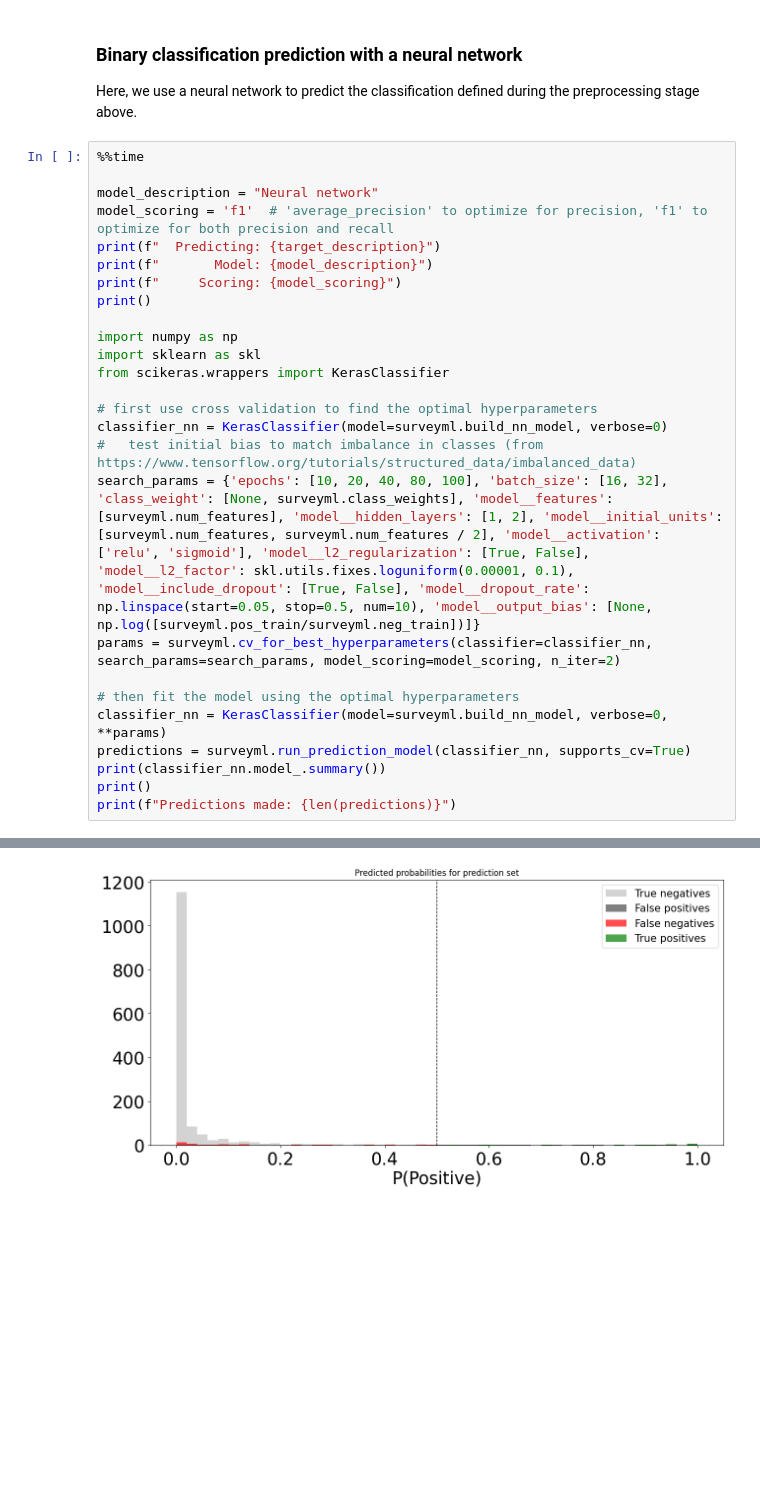
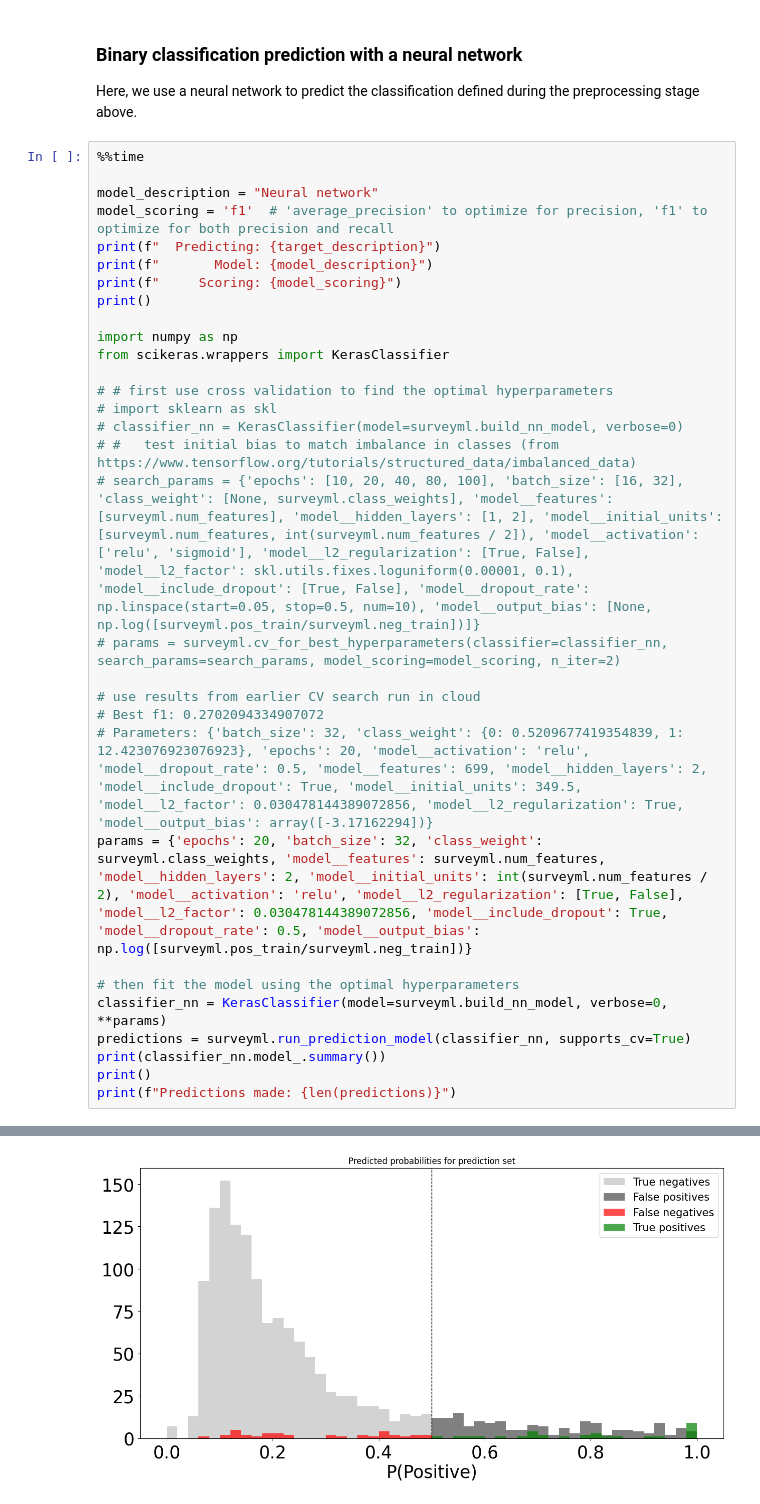
Before and after one commit to higherbar-ai/ml4qc, a Jupyter notebook: src/ml4qc-cati1-example.ipynb, the cells around one changed output, grey strips where cells are left out. Drawn from its saved outputs; the diff is of its cells as text; blank space fills up the shorter version.

Commit message:
Updated CATI1 workbook with CV-search-tuned neural network parameters (tuned on Amazon SageMaker). Updated README with instructions re: MacOS tensorflow installation.

```diff
--- a/src/ml4qc-cati1-example.ipynb
+++ b/src/ml4qc-cati1-example.ipynb
@@ -476,14 +476,19 @@ print(f"     Scoring: {model_scoring}")
 print()
 
 import numpy as np
-import sklearn as skl
 from scikeras.wrappers import KerasClassifier
 
-# first use cross validation to find the optimal hyperparameters
-classifier_nn = KerasClassifier(model=surveyml.build_nn_model, verbose=0)
-#   test initial bias to match imbalance in classes (from https://www.tensorflow.org/tutorials/structured_data/imbalanced_data)
-search_params = {'epochs': [10, 20, 40, 80, 100], 'batch_size': [16, 32], 'class_weight': [None, surveyml.class_weights], 'model__features': [surveyml.num_features], 'model__hidden_layers': [1, 2], 'model__initial_units': [surveyml.num_features, surveyml.num_features / 2], 'model__activation': ['relu', 'sigmoid'], 'model__l2_regularization': [True, False], 'model__l2_factor': skl.utils.fixes.loguniform(0.00001, 0.1), 'model__include_dropout': [True, False], 'model__dropout_rate': np.linspace(start=0.05, stop=0.5, num=10), 'model__output_bias': [None, np.log([surveyml.pos_train/surveyml.neg_train])]}
-params = surveyml.cv_for_best_hyperparameters(classifier=classifier_nn, search_params=search_params, model_scoring=model_scoring, n_iter=2)
+# # first use cross validation to find the optimal hyperparameters
+# import sklearn as skl
+# classifier_nn = KerasClassifier(model=surveyml.build_nn_model, verbose=0)
+# #   test initial bias to match imbalance in classes (from https://www.tensorflow.org/tutorials/structured_data/imbalanced_data)
+# search_params = {'epochs': [10, 20, 40, 80, 100], 'batch_size': [16, 32], 'class_weight': [None, surveyml.class_weights], 'model__features': [surveyml.num_features], 'model__hidden_layers': [1, 2], 'model__initial_units': [surveyml.num_features, int(surveyml.num_features / 2]), 'model__activation': ['relu', 'sigmoid'], 'model__l2_regularization': [True, False], 'model__l2_factor': skl.utils.fixes.loguniform(0.00001, 0.1), 'model__include_dropout': [True, False], 'model__dropout_rate': np.linspace(start=0.05, stop=0.5, num=10), 'model__output_bias': [None, np.log([surveyml.pos_train/surveyml.neg_train])]}
+# params = surveyml.cv_for_best_hyperparameters(classifier=classifier_nn, search_params=search_params, model_scoring=model_scoring, n_iter=2)
+
+# use results from earlier CV search run in cloud
+# Best f1: 0.2702094334907072
+# Parameters: {'batch_size': 32, 'class_weight': {0: 0.5209677419354839, 1: 12.423076923076923}, 'epochs': 20, 'model__activation': 'relu', 'model__dropout_rate': 0.5, 'model__features': 699, 'model__hidden_layers': 2, 'model__include_dropout': True, 'model__initial_units': 349.5, 'model__l2_factor': 0.030478144389072856, 'model__l2_regularization': True, 'model__output_bias': array([-3.17162294])}
+params = {'epochs': 20, 'batch_size': 32, 'class_weight': surveyml.class_weights, 'model__features': surveyml.num_features, 'model__hidden_layers': 2, 'model__initial_units': int(surveyml.num_features / 2), 'model__activation': 'relu', 'model__l2_regularization': [True, False], 'model__l2_factor': 0.030478144389072856, 'model__include_dropout': True, 'model__dropout_rate': 0.5, 'model__output_bias': np.log([surveyml.pos_train/surveyml.neg_train])}
 
 # then fit the model using the optimal hyperparameters
 classifier_nn = KerasClassifier(model=surveyml.build_nn_model, verbose=0, **params)
@@ -540 +530 @@ test_roc_auc: 0.7741937961912289 (SD: 0.030968430370072436)
-[figure, old version]
+[figure, new version]
```
Also changed, not shown: parts of 4 cells of this notebook, 1 other file.
